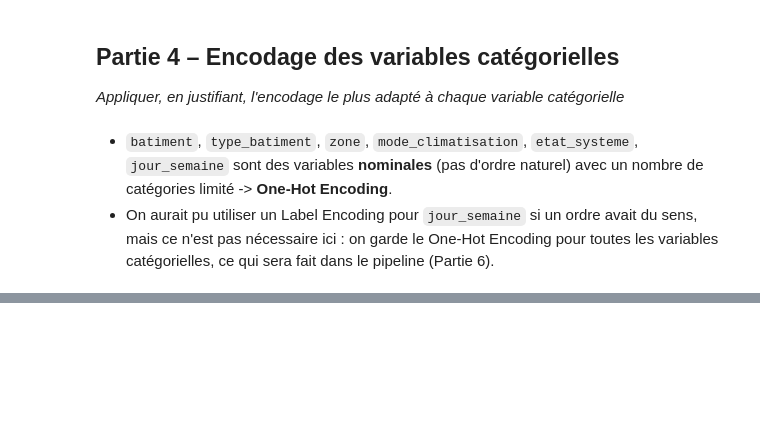
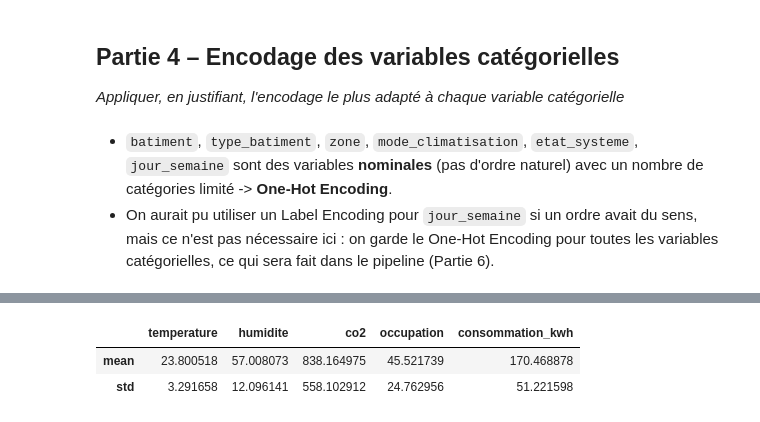
Before and after one commit to harounambaye/SmartCleanData, a Jupyter notebook: notebooks/SmartCleanData.ipynb, the cells around one changed output, grey strips where cells are left out. Drawn from its saved outputs; the diff is of its cells as text; code cells hidden in the pictures; blank space fills up the shorter version.

Commit message:
Partie 5 – Mise à l'échelle: 1) A l'aide de quelques variables, justifier la pertinence de la mise à l'échelle

```diff
--- a/notebooks/SmartCleanData.ipynb
+++ b/notebooks/SmartCleanData.ipynb
@@ -368,0 +373,7 @@ Name: proportion, dtype: float64
+# %%
+# 1) A l'aide de quelques variables, justifier la pertinence de la mise à l'échelle
+X_train[colonnes_numeriques].agg(["mean", "std"])
+# %% [output]
+|  | temperature | humidite | co2 | occupation | consommation_kwh |
+| mean | 23.800518 | 57.008073 | 838.164975 | 45.521739 | 170.468878 |
+| std | 3.291658 | 12.096141 | 558.102912 | 24.762956 | 51.221598 |
```
Also changed, not shown: parts of 1 cell of this notebook.
